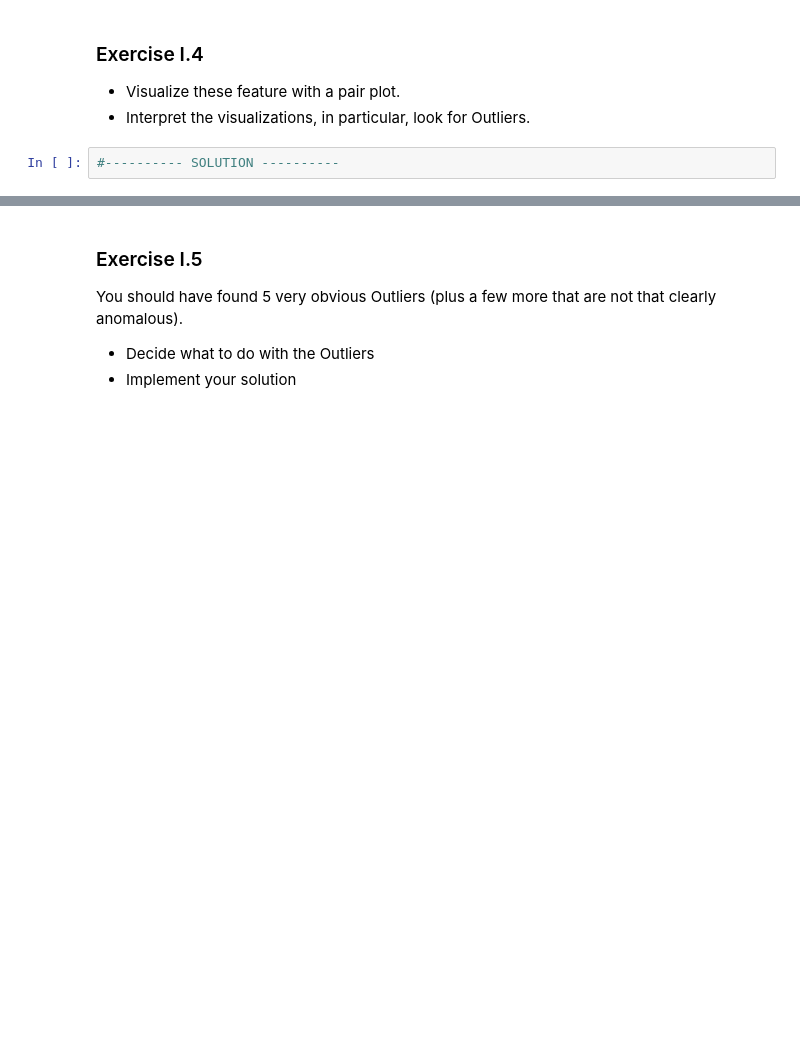
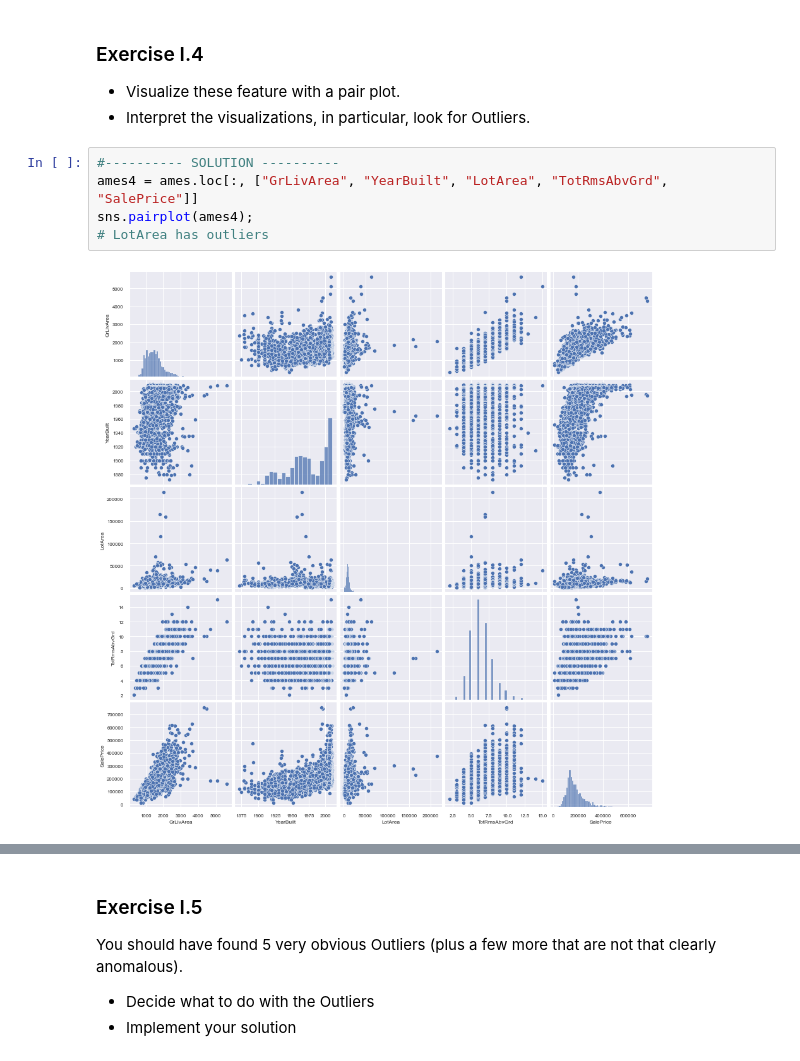
Before and after one commit to IchChefDuNixx/2023SS, a Jupyter notebook: DS/data_aai_sose23/lecture07_feature_engineering/h07a-assignment-ames_housing_part_I.ipynb, the cells around one changed output, grey strips where cells are left out. Drawn from its saved outputs; the diff is of its cells as text; blank space fills up the shorter version.

```diff
--- a/DS/data_aai_sose23/lecture07_feature_engineering/h07a-assignment-ames_housing_part_I.ipynb
+++ b/DS/data_aai_sose23/lecture07_feature_engineering/h07a-assignment-ames_housing_part_I.ipynb
@@ -103,5 +157,10 @@ A reasonable next step is look at the relationship between the target and some o
 
 * Visualize these feature with a pair plot.
 * Interpret the visualizations, in particular, look for Outliers.
-# %%
-#---------- SOLUTION ----------
+# %%
+#---------- SOLUTION ----------
+ames4 = ames.loc[:, ["GrLivArea", "YearBuilt", "LotArea", "TotRmsAbvGrd", "SalePrice"]]
+sns.pairplot(ames4);
+# LotArea has outliers
+# %% [output]
+[figure, added]
```
Also changed, not shown: parts of 20 cells of this notebook, 6 other files.
